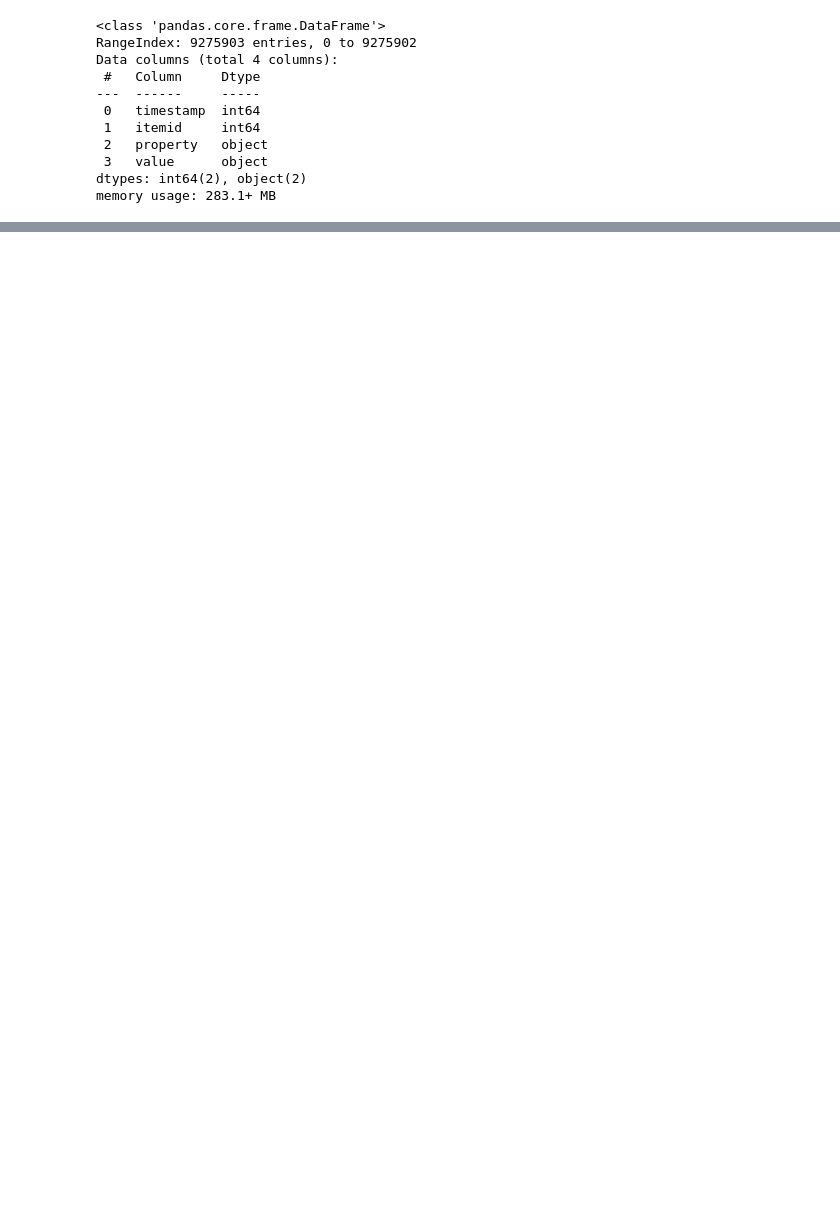
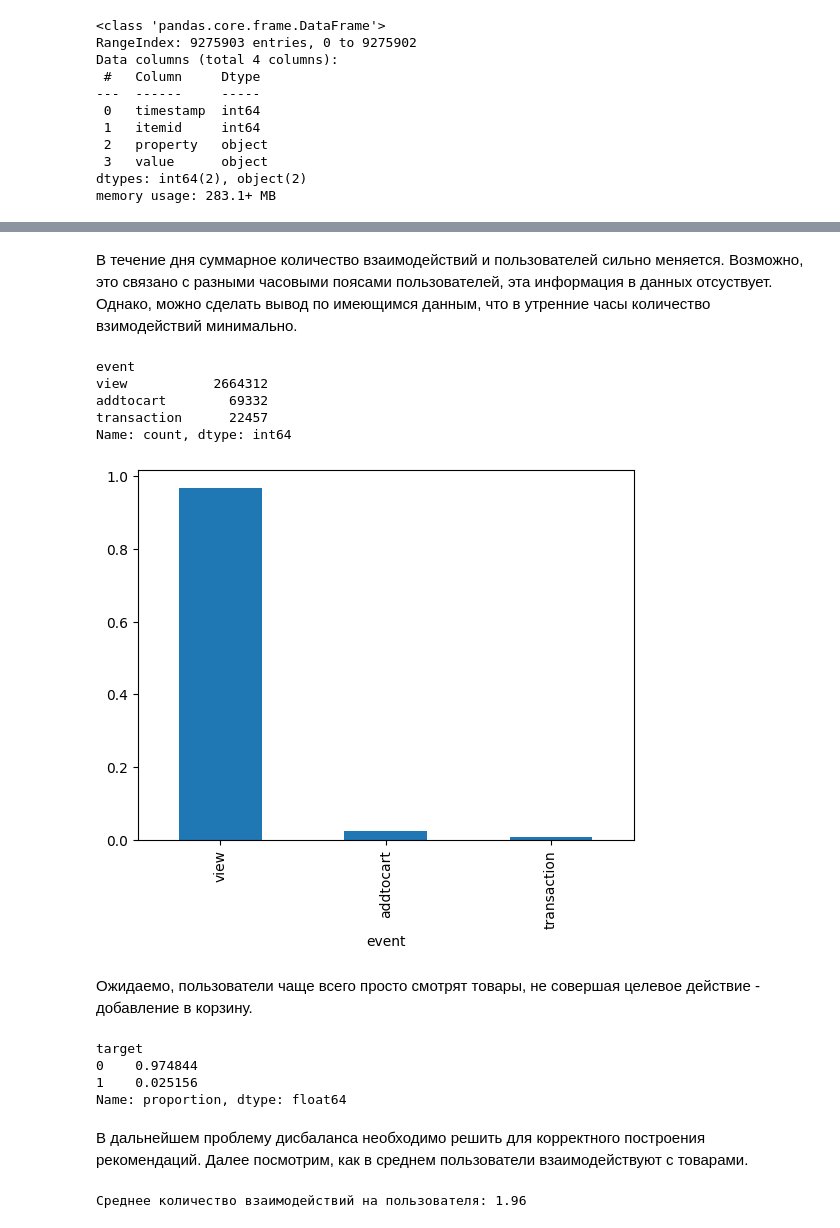
Before and after one commit to RumKam/mle-pr-final, a Jupyter notebook: notebooks/main_research.ipynb, the cells around one changed output, grey strips where cells are left out. Cells and saved outputs as stored; diff of their text form; code cells hidden in the pictures; blank space fills up the shorter version.

```diff
--- a/notebooks/main_research.ipynb
+++ b/notebooks/main_research.ipynb
@@ -151,0 +460,32 @@ item_2.describe()
+# %% [markdown]
+В течение дня суммарное количество взаимодействий и пользователей сильно меняется. Возможно, это связано с разными часовыми поясами пользователей, эта информация в данных отсуствует. Однако, можно сделать вывод по имеющимся данным, что в утренние часы количество взимодействий минимально.
+# %%
+#выведем относительное количество данных в двух классах
+print(events['event'].value_counts())
+
+events['event'].value_counts(normalize=True).plot(kind='bar');
+# %% [output]
+event
+view           2664312
+addtocart        69332
+transaction      22457
+Name: count, dtype: int64
+[figure, added]
+# %% [markdown]
+Ожидаемо, пользователи чаще всего просто смотрят товары, не совершая целевое действие - добавление в корзину.
+# %%
+# Посмотрим на распределение таргета
+print(events['target'].value_counts(normalize=True))
+# %% [output]
+target
+0    0.974844
+1    0.025156
+Name: proportion, dtype: float64
+# %% [markdown]
+В дальнейшем проблему дисбаланса необходимо решить для корректного построения рекомендаций. Далее посмотрим, как в среднем пользователи взаимодействуют с товарами.
+# %%
+# Среднее количество взаимодействий по пользователям за весь период
+average_events_per_user = events.groupby('user_id').size().mean()
+print(f'Среднее количество взаимодействий на пользователя: {round(average_events_per_user, 2)}')
+# %% [output]
+Среднее количество взаимодействий на пользователя: 1.96
```
Also changed, not shown: parts of 145 cells of this notebook, 2 other files.
